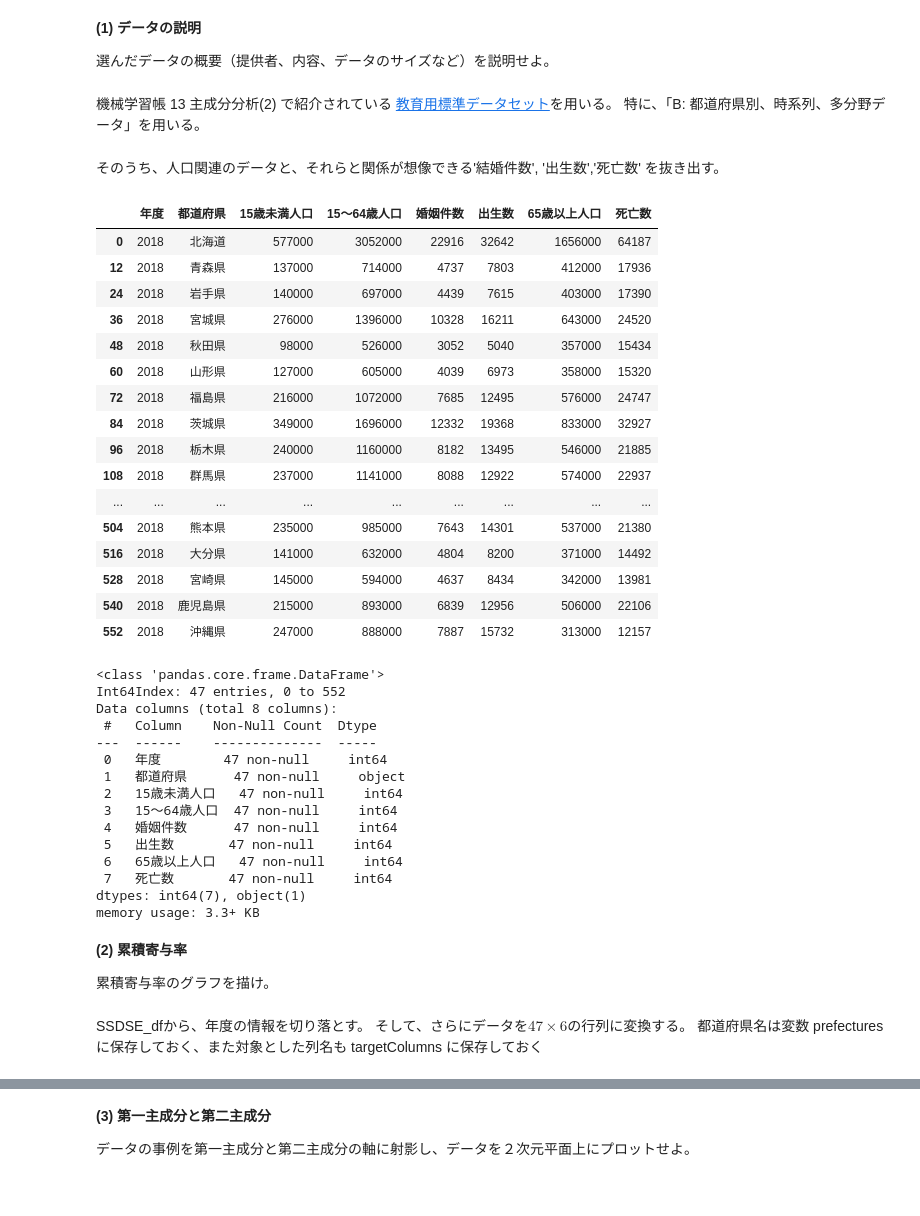
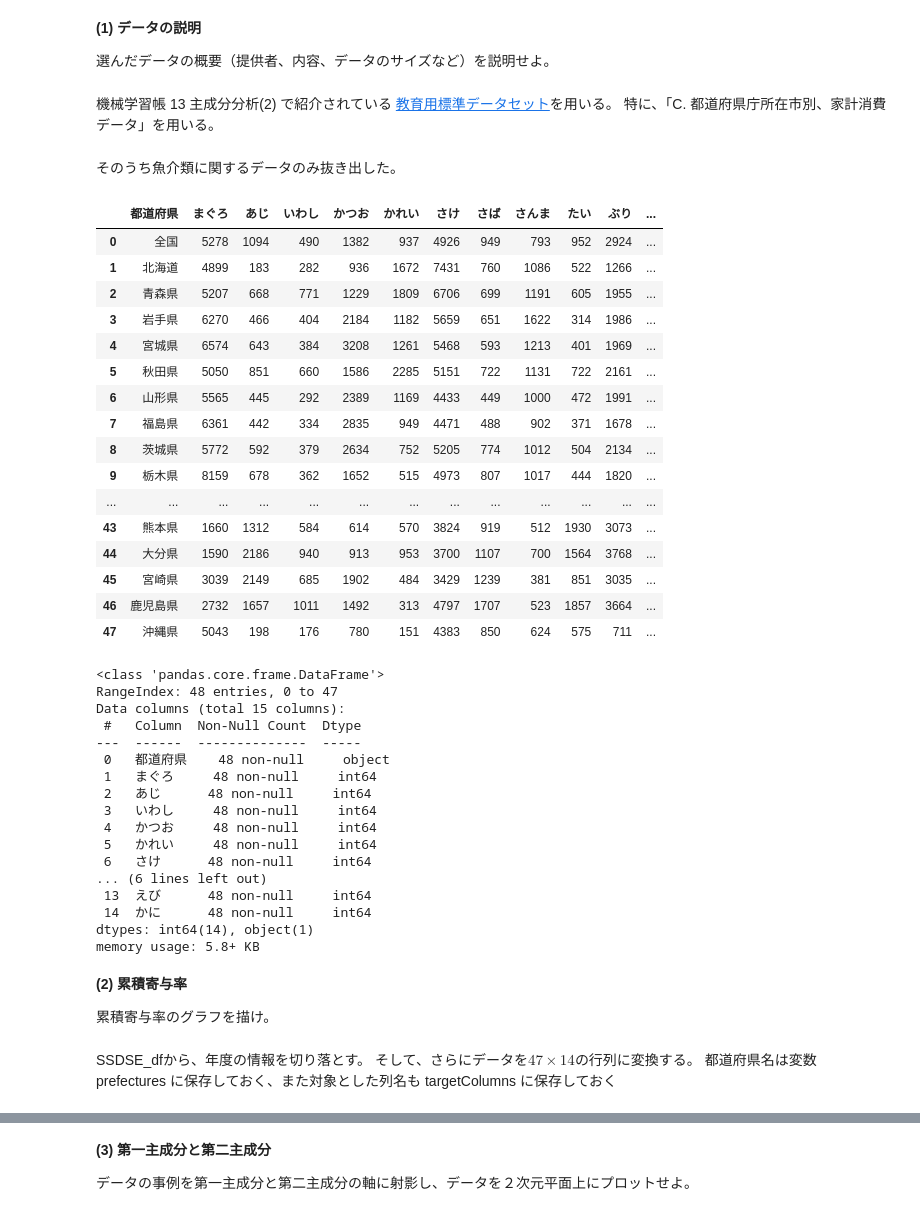
Before and after one commit to okoge-kaz/Machine_Learning, a Jupyter notebook: assignment3/project/ml2021_r3.ipynb, the cells around one changed output, grey strips where cells are left out. Cells and saved outputs as stored; diff of their text form; code cells hidden in the pictures.

```diff
--- a/assignment3/project/ml2021_r3.ipynb
+++ b/assignment3/project/ml2021_r3.ipynb
@@ -147,62 +147,63 @@ plt.show()
 選んだデータの概要（提供者、内容、データのサイズなど）を説明せよ。<!-- 2(1) -->
 # %% [markdown]
 機械学習帳 13 主成分分析(2) で紹介されている [教育用標準データセット](https://www.nstac.go.jp/SSDSE/)を用いる。
-特に、「B: 都道府県別、時系列、多分野データ」を用いる。
+特に、「C. 都道府県庁所在市別、家計消費データ」を用いる。
-# %% [markdown]
-そのうち、人口関連のデータと、それらと関係が想像できる'結婚件数', '出生数','死亡数' を抜き出す。
+# %% [markdown]
+そのうち魚介類に関するデータのみ抜き出した。
 # %%
 import numpy as np
 import pandas as pd
 import matplotlib.pyplot as plt
 # %%
-SSDSE_df = pd.read_csv('https://www.nstac.go.jp/SSDSE/data/2021/SSDSE-B-2021.csv', encoding='shift-jis', skiprows=1)
-
-SSDSE_df = SSDSE_df[['年度','都道府県', '15歳未満人口','15〜64歳人口', '婚姻件数', '出生数', '65歳以上人口','死亡数']]
+SSDSE_df = pd.read_csv('https://www.nstac.go.jp/SSDSE/data/2021/SSDSE-C-2021.csv', encoding='shift-jis',skiprows=1)
+SSDSE_df.to_csv('SSDSE-C-2021.csv', encoding='utf-8')
+SSDSE_df = SSDSE_df[['都道府県','まぐろ','あじ','いわし','かつお','かれい','さけ','さば','さんま','たい', 'ぶり','いか','たこ','えび','かに']]
 SSDSE_df = SSDSE_df.iloc[0:]
-SSDSE_df = SSDSE_df[SSDSE_df['年度'] == 2018]
 SSDSE_df
 # %% [output]
-|  | 年度 | 都道府県 | 15歳未満人口 | 15〜64歳人口 | 婚姻件数 | 出生数 | 65歳以上人口 | 死亡数 |
-| 0 | 2018 | 北海道 | 577000 | 3052000 | 22916 | 32642 | 1656000 | 64187 |
-| 12 | 2018 | 青森県 | 137000 | 714000 | 4737 | 7803 | 412000 | 17936 |
-| 24 | 2018 | 岩手県 | 140000 | 697000 | 4439 | 7615 | 403000 | 17390 |
-| 36 | 2018 | 宮城県 | 276000 | 1396000 | 10328 | 16211 | 643000 | 24520 |
-| 48 | 2018 | 秋田県 | 98000 | 526000 | 3052 | 5040 | 357000 | 15434 |
-| 60 | 2018 | 山形県 | 127000 | 605000 | 4039 | 6973 | 358000 | 15320 |
-| 72 | 2018 | 福島県 | 216000 | 1072000 | 7685 | 12495 | 576000 | 24747 |
-| 84 | 2018 | 茨城県 | 349000 | 1696000 | 12332 | 19368 | 833000 | 32927 |
-| 96 | 2018 | 栃木県 | 240000 | 1160000 | 8182 | 13495 | 546000 | 21885 |
-| 108 | 2018 | 群馬県 | 237000 | 1141000 | 8088 | 12922 | 574000 | 22937 |
-| ... | ... | ... | ... | ... | ... | ... | ... | ... |
-| 504 | 2018 | 熊本県 | 235000 | 985000 | 7643 | 14301 | 537000 | 21380 |
-| 516 | 2018 | 大分県 | 141000 | 632000 | 4804 | 8200 | 371000 | 14492 |
-| 528 | 2018 | 宮崎県 | 145000 | 594000 | 4637 | 8434 | 342000 | 13981 |
-| 540 | 2018 | 鹿児島県 | 215000 | 893000 | 6839 | 12956 | 506000 | 22106 |
-| 552 | 2018 | 沖縄県 | 247000 | 888000 | 7887 | 15732 | 313000 | 12157 |
+|  | 都道府県 | まぐろ | あじ | いわし | かつお | かれい | さけ | さば | さんま | たい | ぶり | ... |
+| 0 | 全国 | 5278 | 1094 | 490 | 1382 | 937 | 4926 | 949 | 793 | 952 | 2924 | ... |
+| 1 | 北海道 | 4899 | 183 | 282 | 936 | 1672 | 7431 | 760 | 1086 | 522 | 1266 | ... |
+| 2 | 青森県 | 5207 | 668 | 771 | 1229 | 1809 | 6706 | 699 | 1191 | 605 | 1955 | ... |
+| 3 | 岩手県 | 6270 | 466 | 404 | 2184 | 1182 | 5659 | 651 | 1622 | 314 | 1986 | ... |
+| 4 | 宮城県 | 6574 | 643 | 384 | 3208 | 1261 | 5468 | 593 | 1213 | 401 | 1969 | ... |
+| 5 | 秋田県 | 5050 | 851 | 660 | 1586 | 2285 | 5151 | 722 | 1131 | 722 | 2161 | ... |
+| 6 | 山形県 | 5565 | 445 | 292 | 2389 | 1169 | 4433 | 449 | 1000 | 472 | 1991 | ... |
+| 7 | 福島県 | 6361 | 442 | 334 | 2835 | 949 | 4471 | 488 | 902 | 371 | 1678 | ... |
+| 8 | 茨城県 | 5772 | 592 | 379 | 2634 | 752 | 5205 | 774 | 1012 | 504 | 2134 | ... |
+| 9 | 栃木県 | 8159 | 678 | 362 | 1652 | 515 | 4973 | 807 | 1017 | 444 | 1820 | ... |
+| ... | ... | ... | ... | ... | ... | ... | ... | ... | ... | ... | ... | ... |
+| 43 | 熊本県 | 1660 | 1312 | 584 | 614 | 570 | 3824 | 919 | 512 | 1930 | 3073 | ... |
+| 44 | 大分県 | 1590 | 2186 | 940 | 913 | 953 | 3700 | 1107 | 700 | 1564 | 3768 | ... |
+| 45 | 宮崎県 | 3039 | 2149 | 685 | 1902 | 484 | 3429 | 1239 | 381 | 851 | 3035 | ... |
+| 46 | 鹿児島県 | 2732 | 1657 | 1011 | 1492 | 313 | 4797 | 1707 | 523 | 1857 | 3664 | ... |
+| 47 | 沖縄県 | 5043 | 198 | 176 | 780 | 151 | 4383 | 850 | 624 | 575 | 711 | ... |
 # %%
 SSDSE_df.info()
 # %% [output]
 <class 'pandas.core.frame.DataFrame'>
-Int64Index: 47 entries, 0 to 552
-Data columns (total 8 columns):
- #   Column    Non-Null Count  Dtype
----  ------    --------------  -----
- 0   年度        47 non-null     int64
- 1   都道府県      47 non-null     object
- 2   15歳未満人口   47 non-null     int64
- 3   15〜64歳人口  47 non-null     int64
- 4   婚姻件数      47 non-null     int64
- 5   出生数       47 non-null     int64
- 6   65歳以上人口   47 non-null     int64
- 7   死亡数       47 non-null     int64
-dtypes: int64(7), object(1)
-memory usage: 3.3+ KB
+RangeIndex: 48 entries, 0 to 47
+Data columns (total 15 columns):
+ #   Column  Non-Null Count  Dtype
+---  ------  --------------  -----
+ 0   都道府県    48 non-null     object
+ 1   まぐろ     48 non-null     int64
+ 2   あじ      48 non-null     int64
+ 3   いわし     48 non-null     int64
+ 4   かつお     48 non-null     int64
+ 5   かれい     48 non-null     int64
+ 6   さけ      48 non-null     int64
+... (6 lines left out)
+ 13  えび      48 non-null     int64
+ 14  かに      48 non-null     int64
+dtypes: int64(14), object(1)
+memory usage: 5.8+ KB
 # %% [markdown]
 **(2) 累積寄与率**
 
 累積寄与率のグラフを描け。<!-- 2(2) -->
 # %% [markdown]
 SSDSE_dfから、年度の情報を切り落とす。
-そして、さらにデータを$47\times6$の行列に変換する。
+そして、さらにデータを$47\times14$の行列に変換する。
 都道府県名は変数 prefectures に保存しておく、また対象とした列名も targetColumns に保存しておく
 # %%
```
Also changed, not shown: parts of 7 cells of this notebook, 1 other file.
